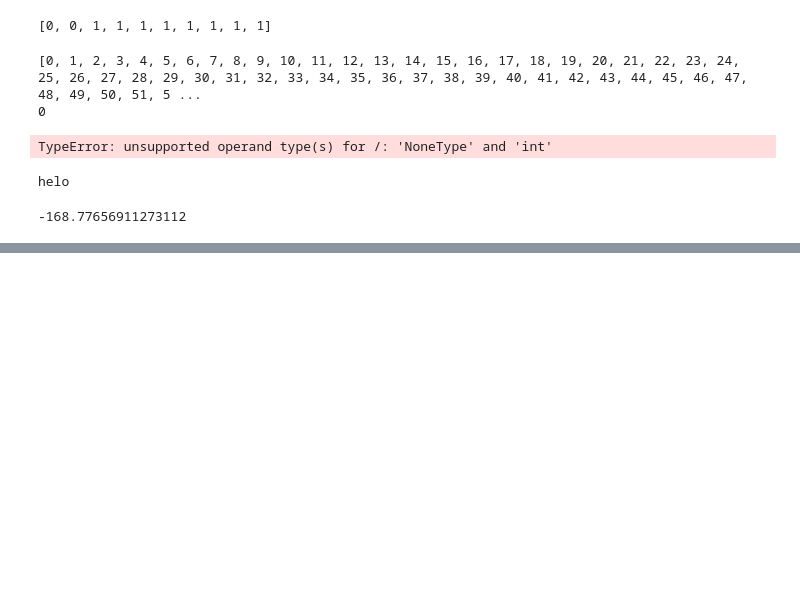
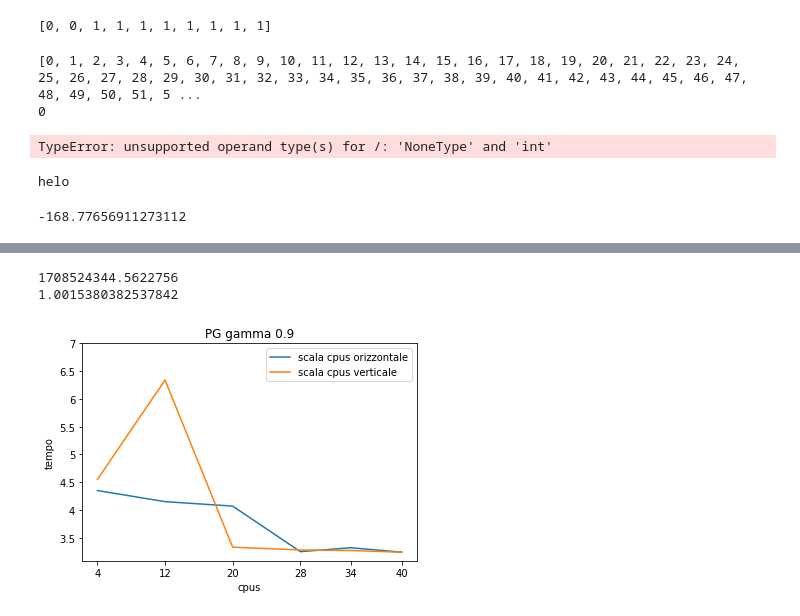
Before and after one commit to MatteoIng/tesiMagistrale, a Jupyter notebook: tesi.ipynb, the cells around one changed output, grey strips where cells are left out. Saved outputs shown, nothing was run; the diff lists cells and outputs as text; code cells hidden in the pictures; blank space fills up the shorter version.

```diff
--- a/tesi.ipynb
+++ b/tesi.ipynb
@@ -650,0 +705,32 @@ round(0.849,3)
+# %%
+import time
+
+
+start = time.time()
+time.sleep(1)
+print(start)
+end = time.time()
+print(end-start)
+# %% [output]
+1708524344.5622756
+1.0015380382537842
+# %%
+import matplotlib.pyplot as plt
+
+
+tempiScalaVerticale = [4.55,6.34,3.33,3.28,3.27,3.24]
+tempiScalaOrizzontale = [4.35,4.15,4.07,3.25,3.32,3.24]
+core = [4,12,20,28,34,40]
+
+plt.figure()
+plt.title('PG gamma 0.9')
+plt.xlabel('cpus')
+plt.ylabel('tempo')
+plt.plot(core,tempiScalaOrizzontale)
+plt.plot(core,tempiScalaVerticale)
+plt.yticks([3.5,4,4.5,5,5.5,6,6.5,7],[3.5,4,4.5,5,5.5,6,6.5,7])
+plt.xticks(core,core)
+plt.legend(['scala cpus orizzontale','scala cpus verticale'])
+plt.show()
+# %% [output]
+[figure, added]
```
Also changed, not shown: parts of 6 cells of this notebook, 2 other files.
